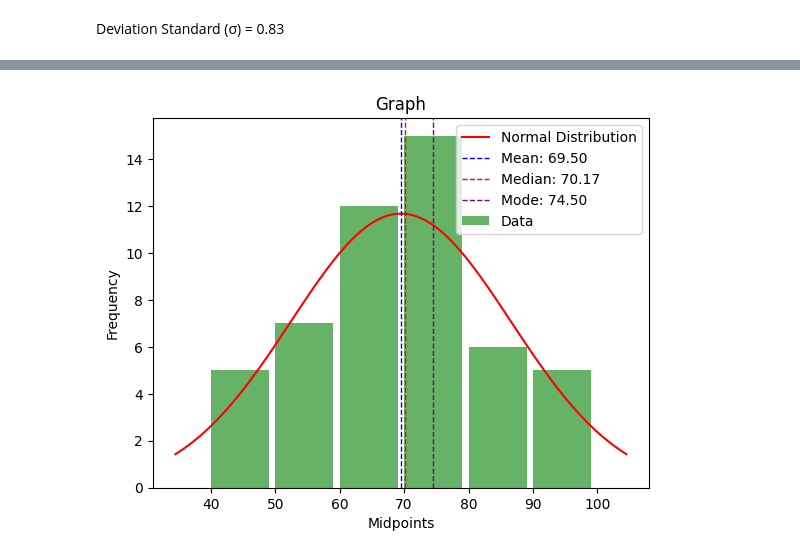
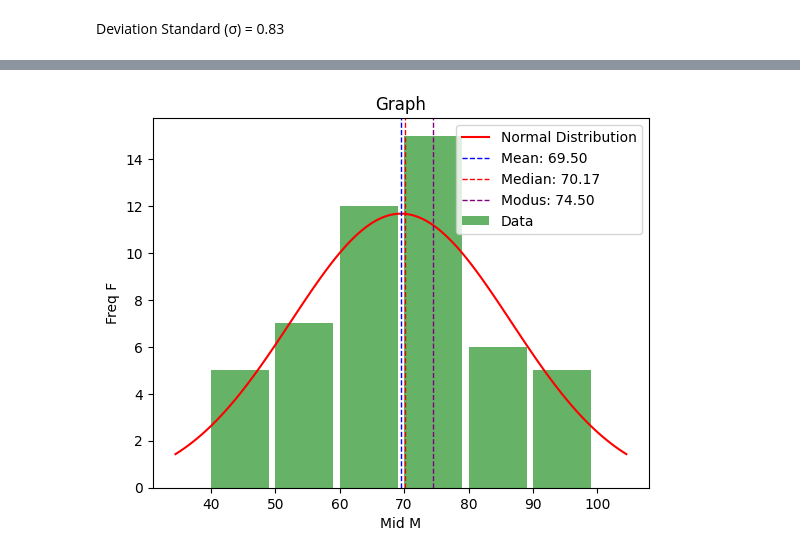
Before and after one commit to elginbrian/Statistika-SA, a Jupyter notebook: Tugas 1.1.ipynb, the cells around one changed output, grey strips where cells are left out. Cells and saved outputs as stored; diff of their text form; code cells hidden in the pictures.

```diff
--- a/Tugas 1.1.ipynb
+++ b/Tugas 1.1.ipynb
@@ -302,32 +302,32 @@ print(tabulate([final_data], final_col_names))
 # %%
 import numpy as np
 import matplotlib.pyplot as plt
 from scipy.stats import norm
 
 midpoints = [row[3] for row in data]
 frequencies = [row[2] for row in data]
 
 plt.bar(midpoints, frequencies, width=9, alpha=0.6, color='g', label='Data')
 
 mean = np.mean(midpoints)
 std_dev = np.std(midpoints)
 x = np.linspace(min(midpoints) - 10, max(midpoints) + 10, 100)
 
 hist_area = sum(frequencies) * (midpoints[1] - midpoints[0])
 
 y = norm.pdf(x, mean, std_dev) * hist_area
 
 plt.plot(x, y, label='Normal Distribution', color='r')
 
 plt.axvline(mu, color='b', linestyle='--', linewidth=1, label=f'Mean: {mean:.2f}')
 plt.axvline(median, color='r', linestyle='--', linewidth=1, label=f'Median: {median:.2f}')
 plt.axvline(modus, color='purple', linestyle='--', linewidth=1, label=f'Modus: {modus:.2f}')
 
-plt.xlabel('Midpoints')
-plt.ylabel('Frequency')
+plt.xlabel('Mid M')
+plt.ylabel('Freq F')
 plt.title('Graph')
 plt.legend()
 
 plt.show()
 # %% [output]
-[figure, old version]
+[figure, new version]
```
Also changed, not shown: parts of 11 cells of this notebook, 1 other file.
